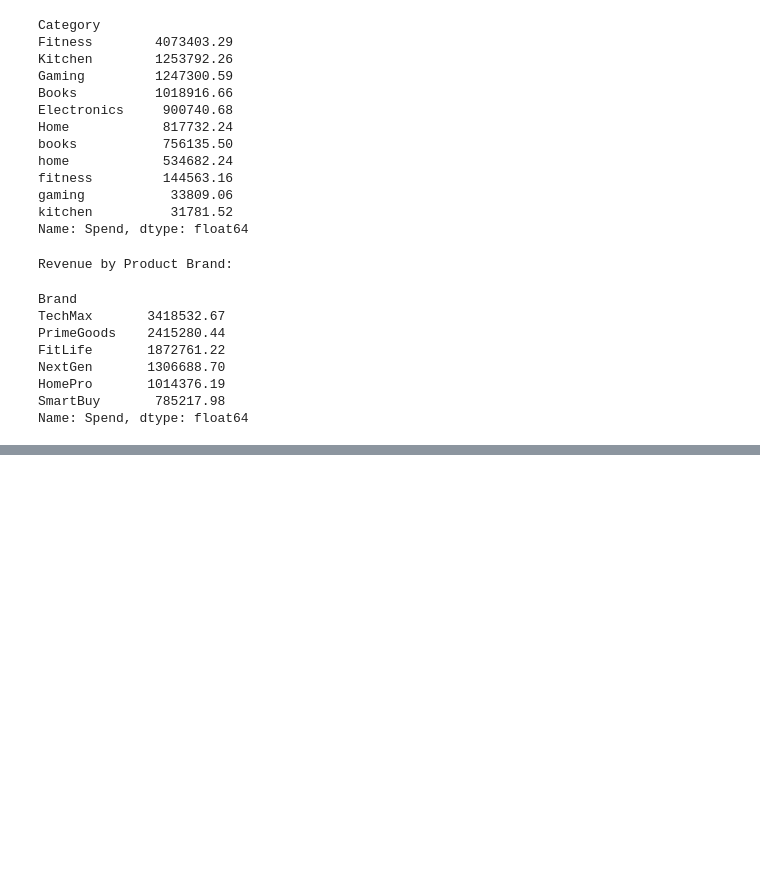
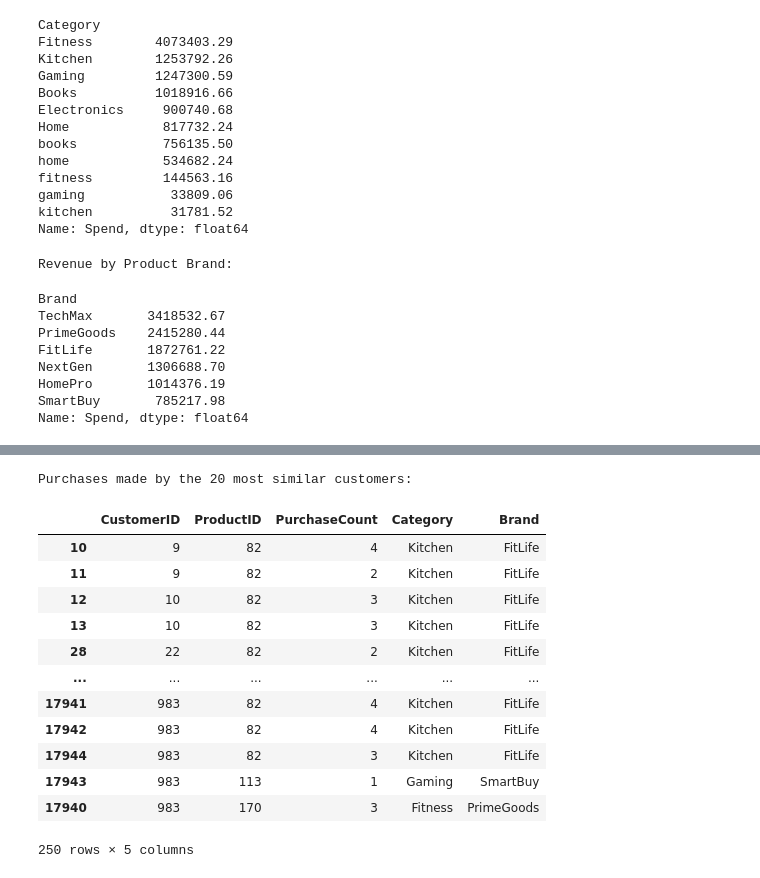
Before and after one commit to JackVC1/CA1-Data-Analytics-for-Business, a Jupyter notebook: notebooks/02_recommendation_system.ipynb, the cells around one changed output, grey strips where cells are left out. Cells and saved outputs as stored; diff of their text form; code cells hidden in the pictures; blank space fills up the shorter version.

```diff
--- a/notebooks/02_recommendation_system.ipynb
+++ b/notebooks/02_recommendation_system.ipynb
@@ -459,0 +824,19 @@ Name: Spend, dtype: float64
+# %%
+# TASK 2: Recommendation System Development
+# Requirement: Identify a broader group of similar customers
+
+customer_id = 4
+
+# Retrieve similarity scores for Customer 4
+similar_customers = customer_similarity_df.loc[customer_id]
+
+# Exclude Customer 4
+similar_customers = similar_customers.drop(customer_id)
+
+# Identify the 20 most similar customers
+top_similar_customers = similar_customers.sort_values(
+    ascending=False
+).head(20)
+
+print("20 most similar customers to Customer 4:")
+display(top_similar_customers)
@@ -459,0 +862,30 @@ Name: Spend, dtype: float64
+# %%
+# TASK 2: Recommendation System Development
+# Requirement: Examine products purchased by the 20 most similar customers
+
+similar_customer_purchases = integrated_data[
+    integrated_data["CustomerID"].isin(top_similar_customers.index)
+]
+
+print("Purchases made by the 20 most similar customers:")
+
+display(
+    similar_customer_purchases[
+        ["CustomerID", "ProductID", "PurchaseCount", "Category", "Brand"]
+    ].sort_values(["CustomerID", "ProductID"])
+)
+# %% [output]
+Purchases made by the 20 most similar customers:
+|  | CustomerID | ProductID | PurchaseCount | Category | Brand |
+| 10 | 9 | 82 | 4 | Kitchen | FitLife |
+| 11 | 9 | 82 | 2 | Kitchen | FitLife |
+| 12 | 10 | 82 | 3 | Kitchen | FitLife |
+| 13 | 10 | 82 | 3 | Kitchen | FitLife |
+| 28 | 22 | 82 | 2 | Kitchen | FitLife |
+| ... | ... | ... | ... | ... | ... |
+| 17941 | 983 | 82 | 4 | Kitchen | FitLife |
+| 17942 | 983 | 82 | 4 | Kitchen | FitLife |
+| 17944 | 983 | 82 | 3 | Kitchen | FitLife |
+| 17943 | 983 | 113 | 1 | Gaming | SmartBuy |
+| 17940 | 983 | 170 | 3 | Fitness | PrimeGoods |
+250 rows × 5 columns
```
Also changed, not shown: parts of 23 cells of this notebook.
